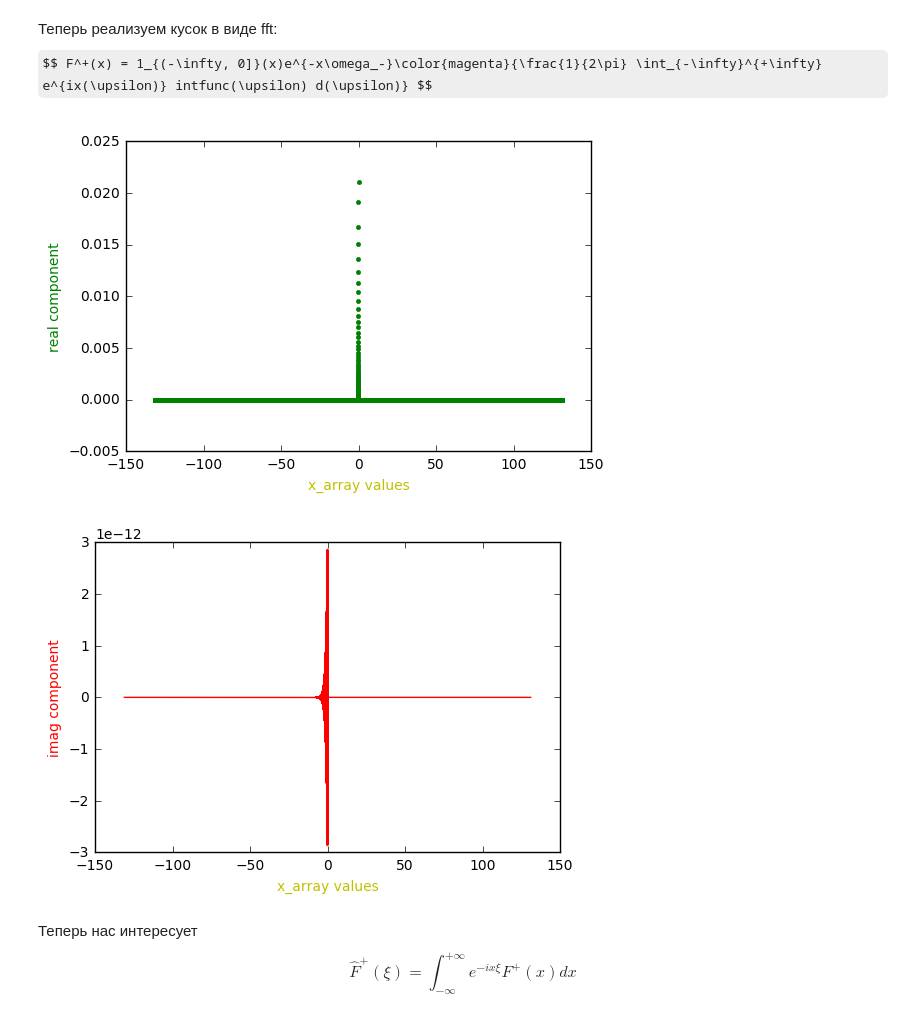
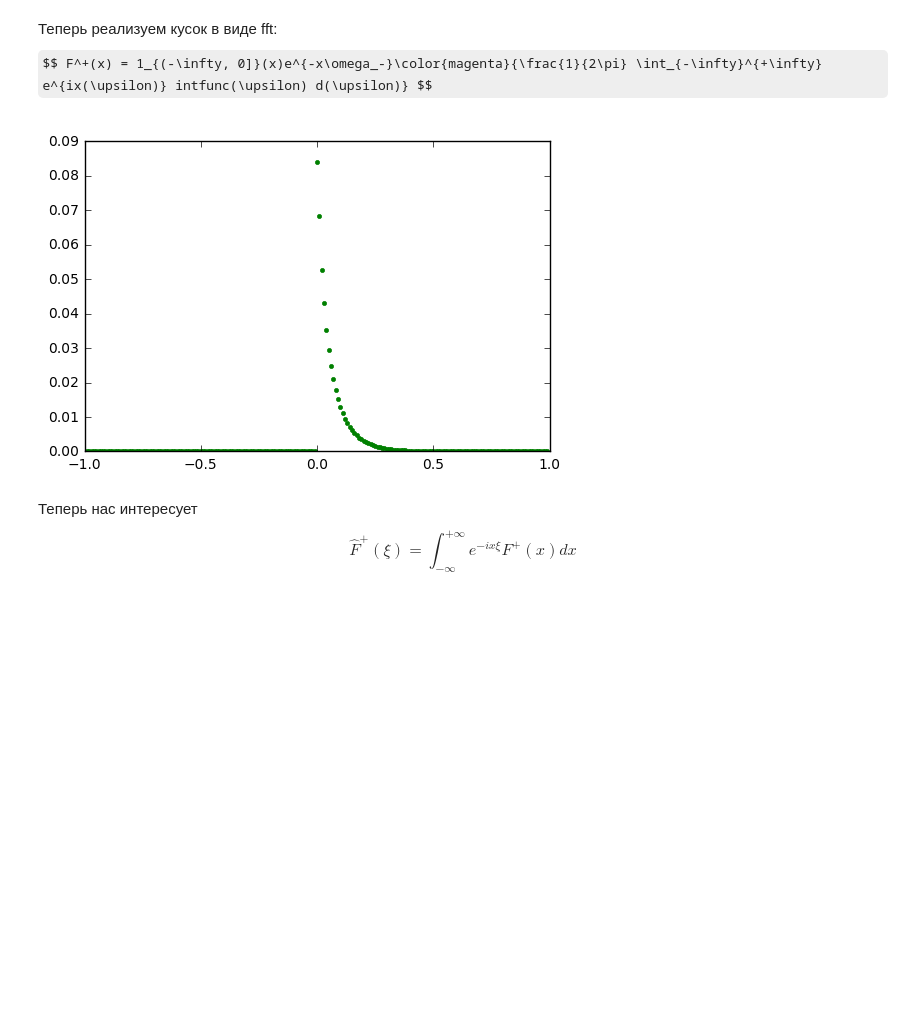
Before and after one commit to inwise/wh-barrier-python, a Jupyter notebook: Mex-BS, new mex symbol comparison.ipynb, the cells around one changed output. Drawn from its saved outputs; the diff is of its cells as text; code cells hidden in the pictures; some formulas as TeX source; blank space fills up the shorter version.

```diff
--- a/Mex-BS, new mex symbol comparison.ipynb
+++ b/Mex-BS, new mex symbol comparison.ipynb
@@ -126,7 +126,7 @@ print('Диапазон охваченных цен базового актив
 В вычислениях из пространства цен участвует 4096 точек
 Диапазон охваченных цен базового актива - от 22.5 до 359.756397901
 # %%
-N = 100  # количество шагов по времени
+N = 5  # количество шагов по времени
 delta_t = T/N
 print('Шаг по времени равен', delta_t)
 # %% [output]
@@ -257,9 +257,9 @@ e^{i\color{orange}{2\pi k }\color{magenta}{\frac{l}{M}}}
 $$ F^-(\color{orange}{2\pi k \color{magenta}{dx_k}}) = e^{-\color{orange}{2\pi k \color{magenta}{dx_k}}\omega_+}\color{orange}{\frac{1}{2\pi} d\color{magenta}{\upsilon_l}}
 M \cdot B_k, k=0,1,..., M-1$$
 # %%
-M = 2**18
+M = 2**16
 
-dx = 0.001
+dx = 0.01
 
 x_space = np.linspace( -M*dx/2, M*dx/2, num = M, endpoint = False)
 u_space = np.linspace(-pi/dx, pi/dx, num = M, endpoint = False)
@@ -450,28 +478,28 @@ $$ F^+(x) = 1_{(-\infty, 0]}(x)e^{-x\omega_-}\color{magenta}{\frac{1}{2\pi} \int
 # %%
 # factor functions
 def F_plus_capital():
     indicator = np.where(x_space <= 0, 1, 0)
     trimmed_x_space = indicator*x_space # чтобы при "сильно положительных" x не росла экспонента
     integral = make_rad_ifft(integrand_plus(u_space), dx)
     exponent = exp(-trimmed_x_space * omega_minus)
     return indicator * exponent * integral
 
 fp = F_plus_capital()
 
-# plt.plot(x_space[(u_space>-1) & (u_space<1)], fm.real[(u_space>-1) & (u_space<1)], 'g.')
-plt.plot(x_space, fp.real, 'g.')
-plt.xlabel('x_array values', color='y')
-plt.ylabel('real component', color='g')
+plt.plot(x_space[(x_space>-1) & (x_space<1)], fm.real[(x_space>-1) & (x_space<1)], 'g.')
 plt.show()
+# plt.plot(x_space, fp.real, 'g.')
+# plt.xlabel('x_array values', color='y')
+# plt.ylabel('real component', color='g')
+# plt.show()
 
-plt.plot(x_space, fp.imag, 'r')
-plt.xlabel('x_array values', color='y')
+# plt.plot(x_space, fp.imag, 'r')
+# plt.xlabel('x_array values', color='y')
 
-plt.ylabel('imag component', color='r')
-plt.show()
+# plt.ylabel('imag component', color='r')
+# plt.show()
 # %% [output]
-[figure, old version]
+[figure, new version]
-[figure, removed]
 # %% [markdown]
 Теперь нас интересует $$ \hat{F}^+(\xi) = \int_{-\infty}^{+\infty} e^{-ix\xi} F^+(x) dx $$
 # %%
```
Also changed, not shown: parts of 11 cells of this notebook, 3 other files.
